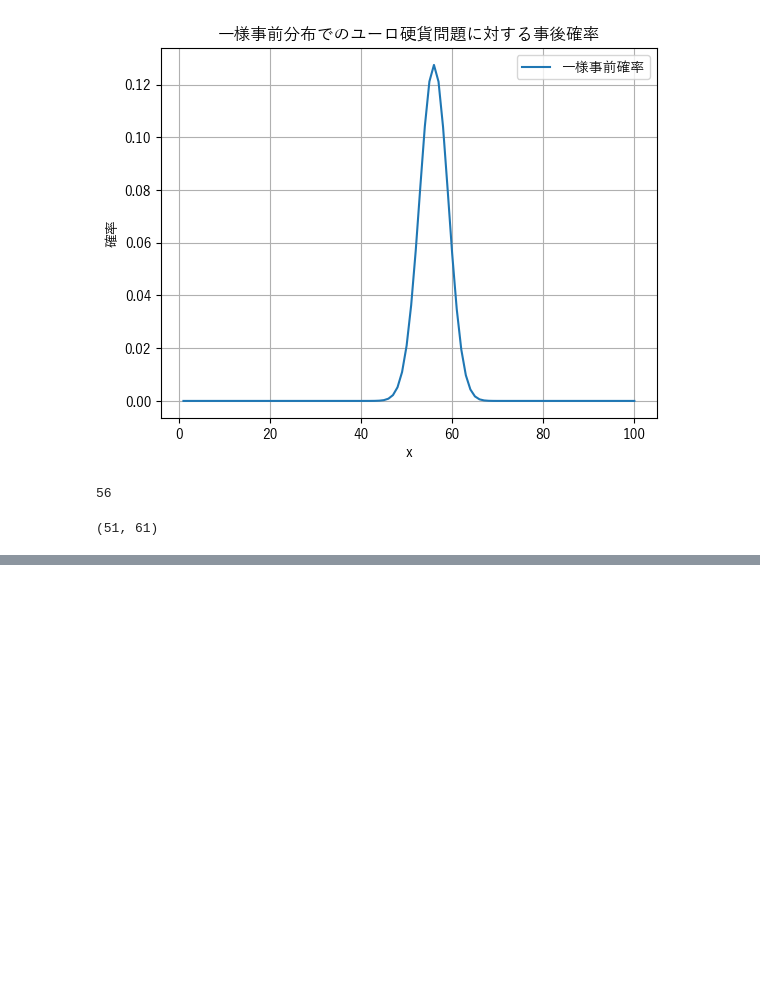
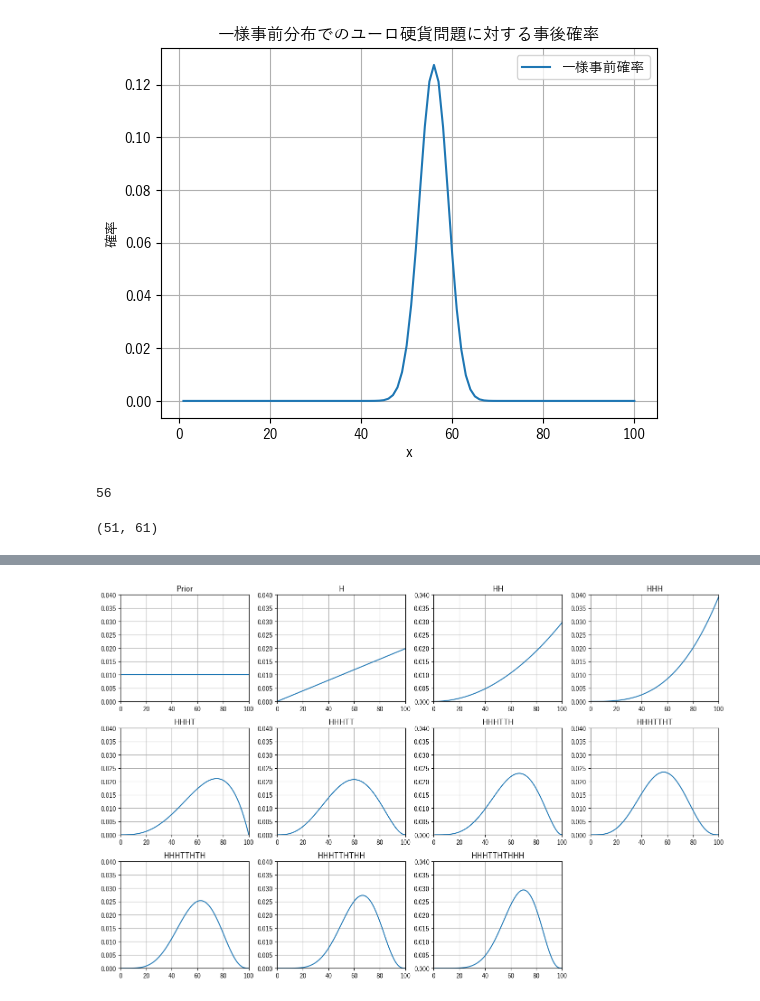
Before and after one commit to HiroshiATakano/ThinkBayes, a Jupyter notebook: 4.2 事後確率をまとめる.ipynb, the cells around one changed output, grey strips where cells are left out. Drawn from its saved outputs; the diff is of its cells as text; code cells hidden in the pictures; blank space fills up the shorter version.

```diff
--- a/4.2 事後確率をまとめる.ipynb
+++ b/4.2 事後確率をまとめる.ipynb
@@ -60,0 +121,84 @@ print(ci)
+# %%
+import matplotlib.pyplot as plt
+from thinkbayes import Suite
+
+
+# ------------------------------------
+# コイン問題
+# ------------------------------------
+class Euro(Suite):
+
+    def Likelihood(self, data, hypo):
+
+        x = hypo / 100.0
+
+        if data == 'H':
+            return x
+        else:
+            return 1 - x
+
+
+# ------------------------------------
+# 仮説
+# ------------------------------------
+hypos = range(1, 101)
+suite = Euro(hypos)
+
+# ------------------------------------
+# データ
+# ------------------------------------
+data = "HHTHTHTTHH"
+
+data = "HHHHHHHHHH"
+
+data = "TTTTTTTTTT"
+
+data = "HTHTHTHTHT"
+
+data = "HHHTTHTHHH"
+
+# ------------------------------------
+# 3行×4列（12枚）
+# ------------------------------------
+fig, axes = plt.subplots(3, 4, figsize=(14, 9))
+
+axes = axes.flat
+
+# ==========
+# Prior
+# ==========
+xs, ps = zip(*suite.Items())
+
+axes[0].plot(xs, ps)
+axes[0].set_title("Prior")
+axes[0].set_xlim(0, 100)
+axes[0].grid(True)
+
+# ==========
+# Updateごとに描画
+# ==========
+history = ""
+
+for i, outcome in enumerate(data):
+
+    history += outcome
+
+    suite.Update(outcome)
+
+    xs, ps = zip(*suite.Items())
+
+    axes[i+1].plot(xs, ps)
+    axes[i+1].set_title(history)
+    axes[i+1].set_xlim(0, 100)
+    axes[i+1].grid(True)
+
+# 最後の1枚は空白
+axes[-1].axis("off")
+
+for ax in axes[:-1]:
+    ax.set_ylim(0, 0.04)
+
+plt.tight_layout()
+plt.show()
+# %% [output]
+[figure, added]
```
Also changed, not shown: parts of 1 cell of this notebook, 10 other files.
